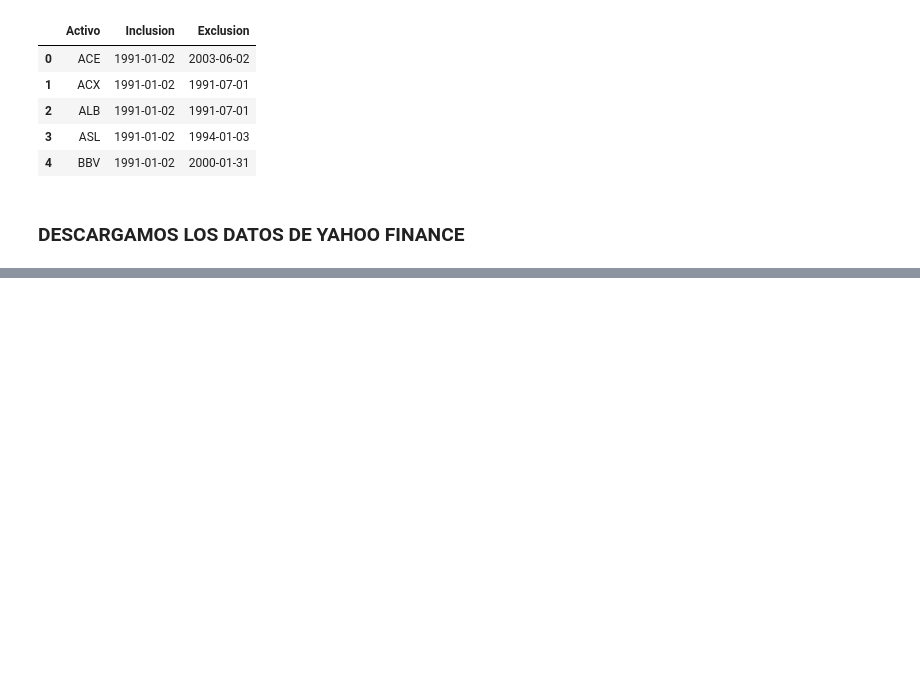
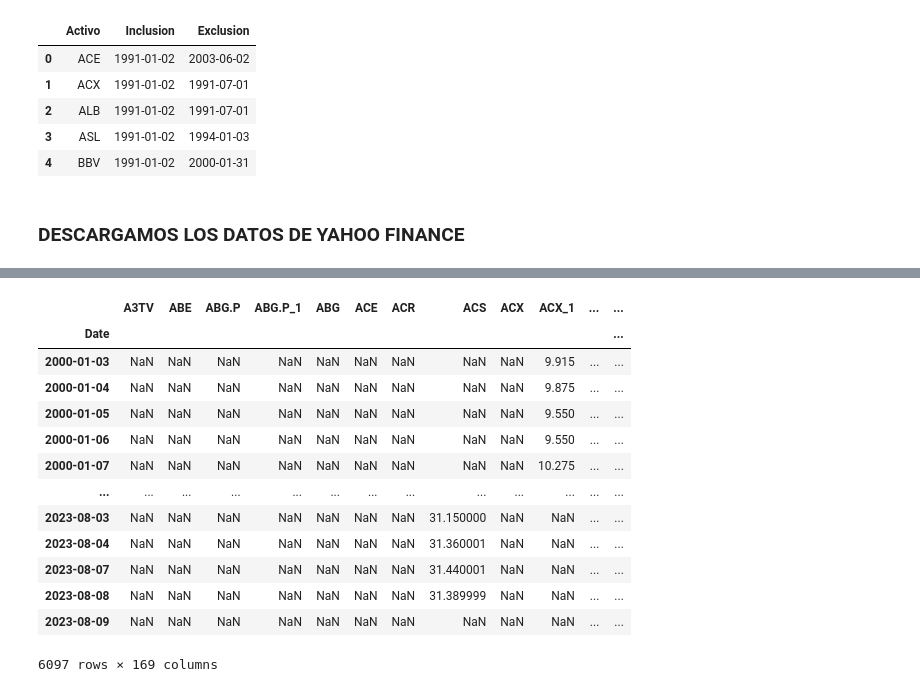
Before and after one commit to tintenderete/TFM, a Jupyter notebook: ibex_data_processing_yfinance.ipynb, the cells around one changed output, grey strips where cells are left out. Cells and saved outputs as stored; diff of their text form; code cells hidden in the pictures; blank space fills up the shorter version.

Commit message:
update data_processing

```diff
--- a/ibex_data_processing_yfinance.ipynb
+++ b/ibex_data_processing_yfinance.ipynb
@@ -245,3 +297,20 @@ s3.Object(bucket_name, full_path).put(Body=buf.getvalue())
+# %%
+ibex_historical_data
+# %% [output]
+|  | A3TV | ABE | ABG.P | ABG.P_1 | ABG | ACE | ACR | ACS | ACX | ACX_1 | ... | ... |
+| Date |  |  |  |  |  |  |  |  |  |  |  | ... |
+| 2000-01-03 | NaN | NaN | NaN | NaN | NaN | NaN | NaN | NaN | NaN | 9.915 | ... | ... |
+| 2000-01-04 | NaN | NaN | NaN | NaN | NaN | NaN | NaN | NaN | NaN | 9.875 | ... | ... |
+| 2000-01-05 | NaN | NaN | NaN | NaN | NaN | NaN | NaN | NaN | NaN | 9.550 | ... | ... |
+| 2000-01-06 | NaN | NaN | NaN | NaN | NaN | NaN | NaN | NaN | NaN | 9.550 | ... | ... |
+| 2000-01-07 | NaN | NaN | NaN | NaN | NaN | NaN | NaN | NaN | NaN | 10.275 | ... | ... |
+| ... | ... | ... | ... | ... | ... | ... | ... | ... | ... | ... | ... | ... |
+| 2023-08-03 | NaN | NaN | NaN | NaN | NaN | NaN | NaN | 31.150000 | NaN | NaN | ... | ... |
+| 2023-08-04 | NaN | NaN | NaN | NaN | NaN | NaN | NaN | 31.360001 | NaN | NaN | ... | ... |
+| 2023-08-07 | NaN | NaN | NaN | NaN | NaN | NaN | NaN | 31.440001 | NaN | NaN | ... | ... |
+| 2023-08-08 | NaN | NaN | NaN | NaN | NaN | NaN | NaN | 31.389999 | NaN | NaN | ... | ... |
+| 2023-08-09 | NaN | NaN | NaN | NaN | NaN | NaN | NaN | NaN | NaN | NaN | ... | ... |
+6097 rows × 169 columns
 # %%
 plt.bar(range(ibex_historical_data.shape[1]),ibex_historical_data.isnull().sum())
 plt.bar(range(ibex_historical_data.shape[0]),ibex_historical_data.notna().sum(axis=1))
```
Also changed, not shown: parts of 9 cells of this notebook, 6 other files.
